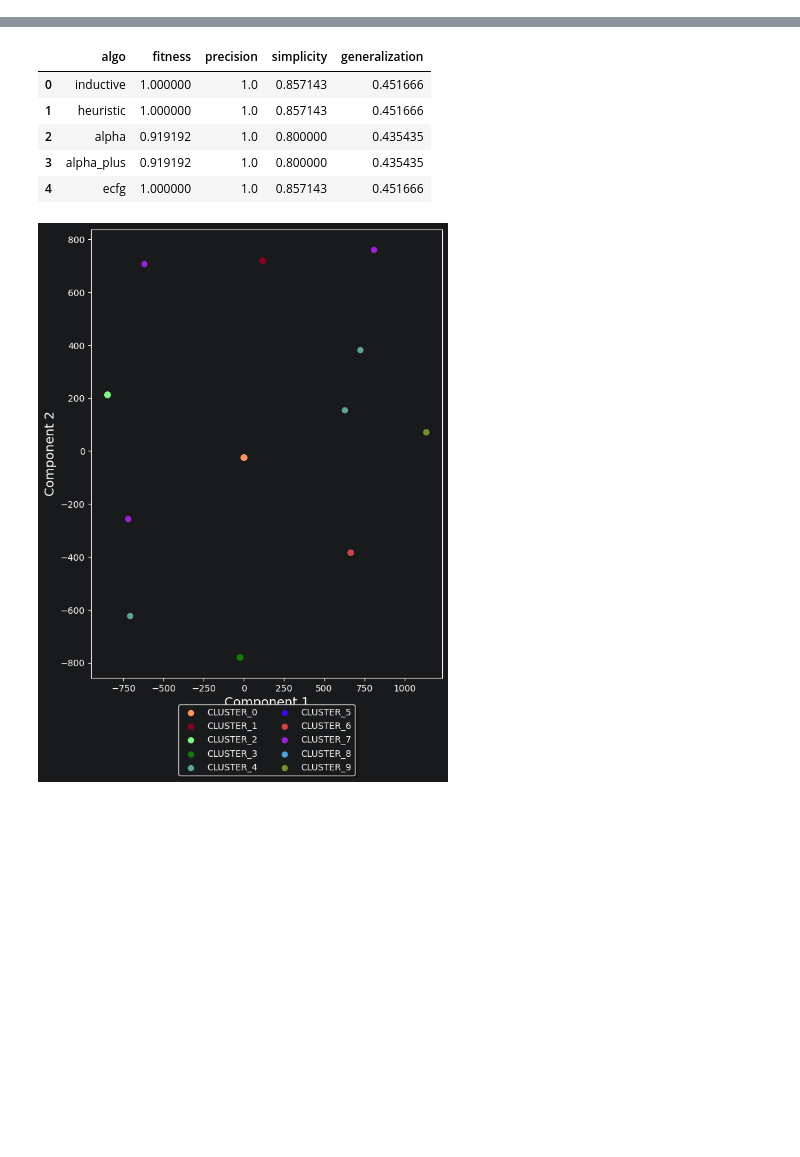
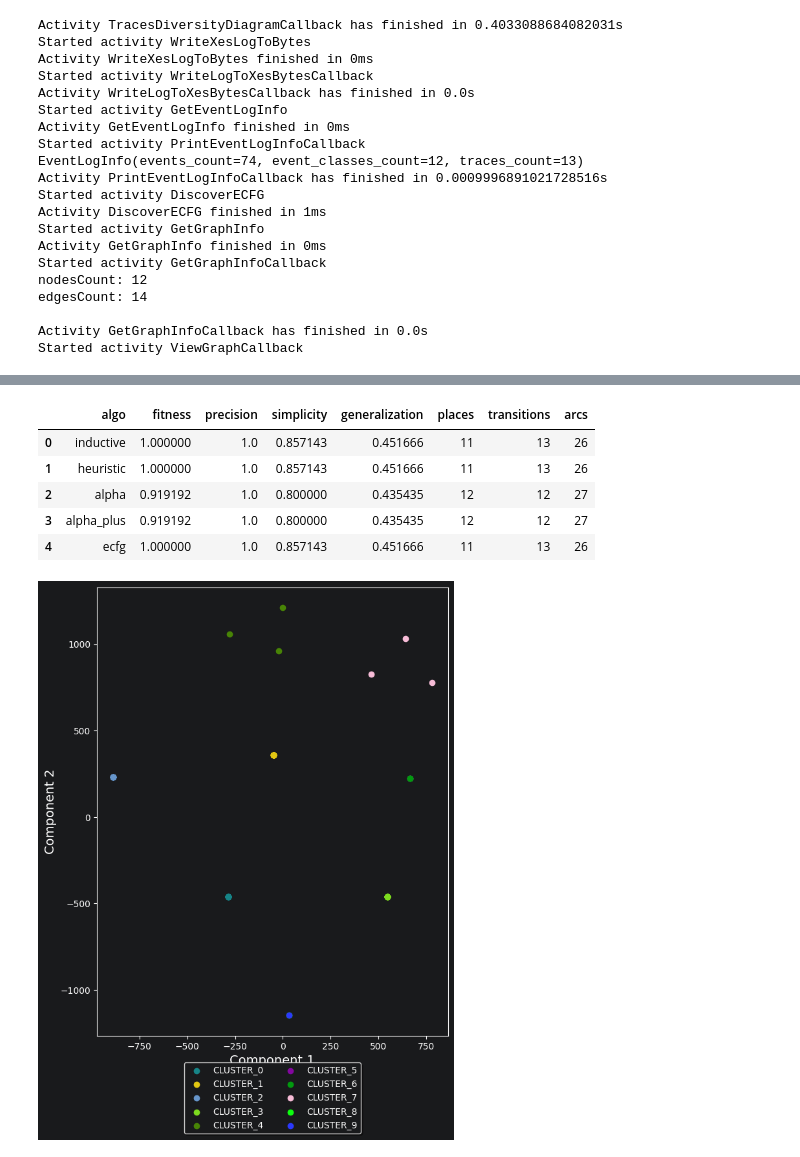
Before and after one commit to PM-IDE/workspace, a Jupyter notebook: Ficus/examples/gc_analysis/repro.ipynb, the cells around one changed output, grey strips where cells are left out. Drawn from its saved outputs; the diff is of its cells as text; code cells hidden in the pictures; blank space fills up the shorter version.

```diff
--- a/Ficus/examples/gc_analysis/repro.ipynb
+++ b/Ficus/examples/gc_analysis/repro.ipynb
@@ -26,8 +26,8 @@ def calculate_metrics(log, p, i, e):
     generalization = pm4py.generalization_tbr(log, p, i, e)
     return [fitness, precision, simplicity, generalization]
 
-def create_metrics_df():
-    log = pm4py.read_xes('gc_log.xes', return_legacy_log_object=True)
+def create_metrics_df(exp_num: int):
+    log = pm4py.read_xes(f'gc_log_{exp_num}.xes', return_legacy_log_object=True)
     algorithms = [
         ('inductive', pm4py.discover_petri_net_inductive),
         ('heuristic', pm4py.discover_petri_net_heuristics),
@@ -38,14 +38,17 @@ def create_metrics_df():
     metrics = []
     for (algo, func) in algorithms:
         p, i, e = func(log)
-        metrics.append([algo] + calculate_metrics(log, p, i, e))
+        petri_net_info = [len(p.places), len(p.transitions), len(p.arcs)]
+        pm4py.save_vis_petri_net(p, i, e, os.path.join(os.path.abspath(os.curdir), f'exp_{exp_num}_{algo}.png'))
+        metrics.append([algo] + calculate_metrics(log, p, i, e) + petri_net_info)
 
-    p, i, e = pm4py.read_pnml('original_ecfg.pnml')
+    p, i, e = pm4py.read_pnml(f'ecfg_{exp_num}.pnml')
     p = pm4py.reduce_petri_net_invisibles(p)
+    pm4py.save_vis_petri_net(p, i, e, os.path.join(os.path.abspath(os.curdir), f'exp_{exp_num}_ecfg.png'))
+    petri_net_info = [len(p.places), len(p.transitions), len(p.arcs)]
+    metrics.append(['ecfg'] + calculate_metrics(log, p, i, e) + petri_net_info)
 
-    metrics.append(['ecfg'] + calculate_metrics(log, p, i, e))
-
-    return pd.DataFrame(metrics, columns=['algo', 'fitness', 'precision', 'simplicity', 'generalization'])
+    return pd.DataFrame(metrics, columns=['algo', 'fitness', 'precision', 'simplicity', 'generalization', 'places', 'transitions', 'arcs'])
 
 log_name = 'concurrent_server_1.bxes'
 log_bytes = BytesContextValue(read_file_bytes(os.path.join(os.path.abspath(os.curdir), log_name)))
@@ -215,12 +249,15 @@ Pipeline(
                     DiscoverLoopsStrict(max_loop_length=100),
                     CreateLogFromActivitiesInstances(strategy=UndefinedActivityHandlingStrategy.InsertAllEvents),
 
-                    WriteLogToXesBytes(save_path=os.path.join(os.path.abspath(os.curdir), 'gc_log.xes')),
+                    TracesDiversityDiagram(save_path=os.path.join(os.path.abspath(os.curdir), 'exp3.png'), height_scale=5, width_scale=15),
+                    WriteLogToXesBytes(save_path=os.path.join(os.path.abspath(os.curdir), 'gc_log_3.xes')),
+                    PrintEventLogInfo(),
                     DiscoverECFG(root_sequence_kind=RootSequenceKind.FindBest, merge_sequences_of_events=False),
+                    GetGraphInfo(),
                     ViewGraph(),
                     ConvertECFGToPetriNet(),
                     SerializePetriNetPnmlBytes(
-                        save_path=os.path.join(os.path.abspath(os.curdir), 'original_ecfg.pnml')),
+                        save_path=os.path.join(os.path.abspath(os.curdir), 'ecfg_3.pnml')),
                 )
             )
         )
@@ -232,7 +269,7 @@ Pipeline(
     }
 )
 
-create_metrics_df()
+create_metrics_df(3)
 # %% [output]
 Started activity executing_pipeline
 Started activity ReadBxesLogFromBytes
@@ -254 +291,21 @@ Started activity ViewGraphCallback
+Activity TracesDiversityDiagramCallback has finished in 0.4033088684082031s
+Started activity WriteXesLogToBytes
+Activity WriteXesLogToBytes finished in 0ms
+Started activity WriteLogToXesBytesCallback
+Activity WriteLogToXesBytesCallback has finished in 0.0s
+Started activity GetEventLogInfo
+Activity GetEventLogInfo finished in 0ms
+Started activity PrintEventLogInfoCallback
+EventLogInfo(events_count=74, event_classes_count=12, traces_count=13)
+Activity PrintEventLogInfoCallback has finished in 0.0009996891021728516s
+Started activity DiscoverECFG
+Activity DiscoverECFG finished in 1ms
+Started activity GetGraphInfo
+Activity GetGraphInfo finished in 0ms
+Started activity GetGraphInfoCallback
+nodesCount: 12
+edgesCount: 14
+
+Activity GetGraphInfoCallback has finished in 0.0s
+Started activity ViewGraphCallback
 [drawing not drawn]
@@ -278,10 +324,10 @@ Returning the number of logical cores instead. You can silence this warning by s
-|  | algo | fitness | precision | simplicity | generalization |
-| 0 | inductive | 1.000000 | 1.0 | 0.857143 | 0.451666 |
-| 1 | heuristic | 1.000000 | 1.0 | 0.857143 | 0.451666 |
-| 2 | alpha | 0.919192 | 1.0 | 0.800000 | 0.435435 |
-| 3 | alpha_plus | 0.919192 | 1.0 | 0.800000 | 0.435435 |
-| 4 | ecfg | 1.000000 | 1.0 | 0.857143 | 0.451666 |
+|  | algo | fitness | precision | simplicity | generalization | places | transitions | arcs |
+| 0 | inductive | 1.000000 | 1.0 | 0.857143 | 0.451666 | 11 | 13 | 26 |
+| 1 | heuristic | 1.000000 | 1.0 | 0.857143 | 0.451666 | 11 | 13 | 26 |
+| 2 | alpha | 0.919192 | 1.0 | 0.800000 | 0.435435 | 12 | 12 | 27 |
+| 3 | alpha_plus | 0.919192 | 1.0 | 0.800000 | 0.435435 | 12 | 12 | 27 |
+| 4 | ecfg | 1.000000 | 1.0 | 0.857143 | 0.451666 | 11 | 13 | 26 |
-[figure, old version]
+[figure, new version]
 # %%
 with open(os.path.join(os.curdir, 'software_data_config.json'), "r") as f:
     software_data_config = f.read()
```
Also changed, not shown: parts of 6 cells of this notebook.
